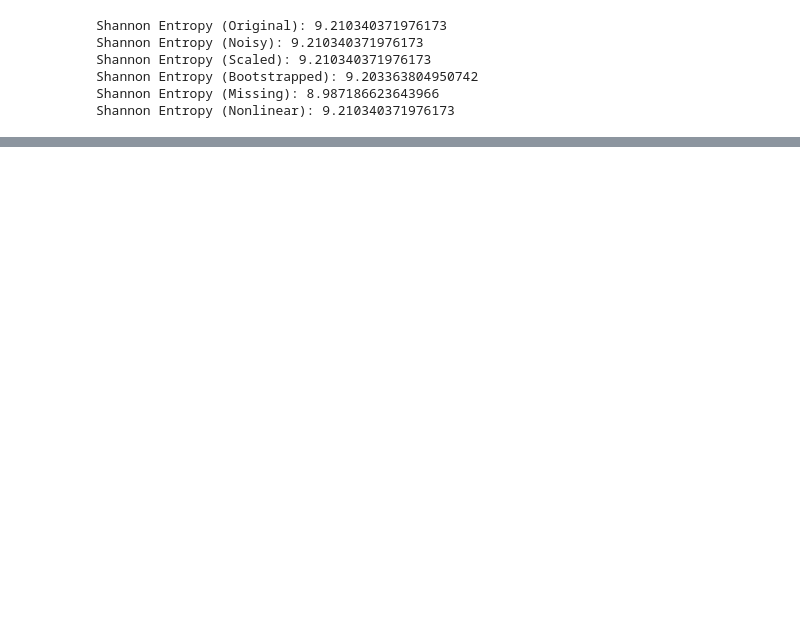
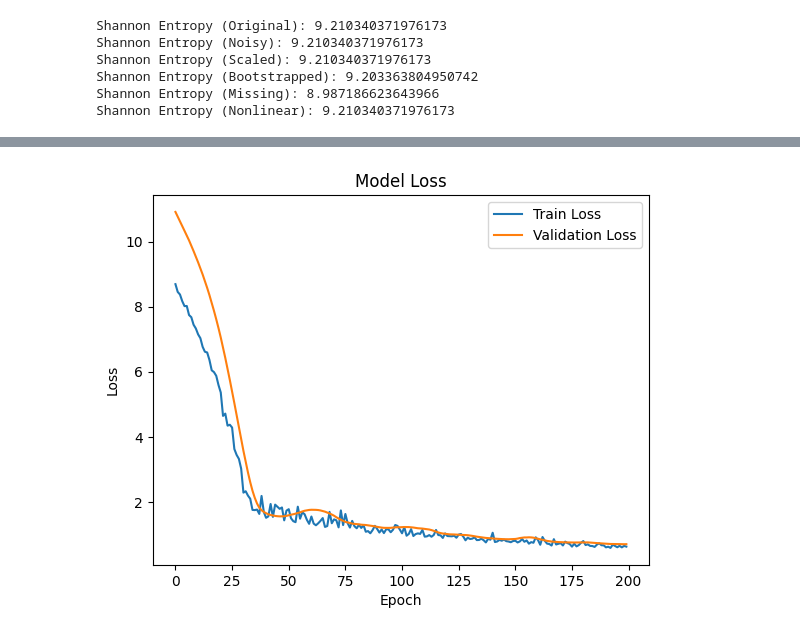
Before and after one commit to zainsuch19/entropy-neural-network, a Jupyter notebook: entropy_neural_network.ipynb, the cells around one changed output, grey strips where cells are left out. Drawn from its saved outputs; the diff is of its cells as text; code cells hidden in the pictures; blank space fills up the shorter version.

```diff
--- a/entropy_neural_network.ipynb
+++ b/entropy_neural_network.ipynb
@@ -750,0 +765,92 @@ plt.show()
+# %%
+import numpy as np
+import pandas as pd
+from sklearn.model_selection import train_test_split
+import tensorflow as tf
+from tensorflow.keras.models import Sequential
+from tensorflow.keras.layers import Dense, Dropout
+from tensorflow.keras.regularizers import l2
+import matplotlib.pyplot as plt
+
+# Number of bins
+bins = 10
+
+# Number of samples for each distribution
+n_samples = 1000
+
+# Defining the empirical distributions
+distributions = {
+    'Uniform': np.ones(bins) / bins,
+    'Normal': np.histogram(np.random.normal(loc=0.5, scale=0.15, size=n_samples), bins=bins, range=(0, 1), density=True)[0],
+    'Exponential': np.histogram(np.random.exponential(scale=0.2, size=n_samples), bins=bins, range=(0, 1), density=True)[0],
+    'Bimodal': np.histogram(np.concatenate([np.random.normal(0.25, 0.05, int(n_samples/2)), np.random.normal(0.75, 0.05, int(n_samples/2))]), bins=bins, range=(0, 1), density=True)[0],
+    'Lognormal': np.histogram(np.random.lognormal(mean=-1, sigma=0.4, size=n_samples), bins=bins, range=(0, 1), density=True)[0],
+    'Beta': np.histogram(np.random.beta(a=0.5, b=0.5, size=n_samples), bins=bins, range=(0, 1), density=True)[0],
+    'Gamma': np.histogram(np.random.gamma(shape=2, scale=0.1, size=n_samples), bins=bins, range=(0, 1), density=True)[0]
+}
+
+# Normalize the distributions
+for key in distributions:
+    distributions[key] /= distributions[key].sum()
+
+# Calculate Shannon Entropy for each distribution
+def compute_shannon_entropy(p):
+    p = p[p > 0]  # Remove zero probabilities
+    return -np.sum(p * np.log2(p))
+
+true_entropies = {key: compute_shannon_entropy(dist) for key, dist in distributions.items()}
+
+# Convert distributions into feature vectors (X) and entropies as targets (y)
+X = np.array([distributions[key] for key in distributions])  # Shape: (num_distributions, bins)
+y = np.array([true_entropies[key] for key in true_entropies])  # Shape: (num_distributions,)
+
+# Split the data into train and test sets
+X_train, X_test, y_train, y_test = train_test_split(X, y, test_size=0.2, random_state=42)
+
+# Build the neural network model with more layers and regularization
+model = Sequential([
+    Dense(64, input_shape=(bins,), activation='relu', kernel_regularizer=l2(0.01)),
+    Dropout(0.3),
+    Dense(128, activation='relu', kernel_regularizer=l2(0.01)),
+    Dropout(0.3),
+    Dense(64, activation='relu', kernel_regularizer=l2(0.01)),
+    Dense(1)  # Output single value (entropy)
+])
+
+# Compile the model
+model.compile(optimizer='adam', loss='mse')
+
+# Train the model
+history = model.fit(X_train, y_train, epochs=200, batch_size=32, validation_data=(X_test, y_test))
+
+# Plot training & validation loss values
+plt.plot(history.history['loss'], label='Train Loss')
+plt.plot(history.history['val_loss'], label='Validation Loss')
+plt.title('Model Loss')
+plt.xlabel('Epoch')
+plt.ylabel('Loss')
+plt.legend()
+plt.show()
+
+# Predict on the test set
+y_pred = model.predict(X_test)
+
+# Plot True vs. Predicted Entropies
+plt.scatter(y_test, y_pred, label='Data points')
+plt.plot([min(y_test), max(y_test)], [min(y_test), max(y_test)], 'r-', label='Ideal fit (y=x)')
+plt.title('True vs. Predicted Entropies')
+plt.xlabel('True Entropies')
+plt.ylabel('Predicted Entropies')
+plt.legend()
+plt.show()
+
+# Residual Analysis
+residuals = y_test - y_pred.flatten()
+
+# Plot Residuals Distribution
+plt.hist(residuals, bins=10, alpha=0.75)
+plt.title('Residuals Distribution')
+plt.xlabel('Residuals')
+plt.ylabel('Frequency')
+plt.show()
+# %% [output]
@@ -750,0 +875 @@ plt.show()
+[figure, added]
```
Also changed, not shown: parts of 15 cells of this notebook.
